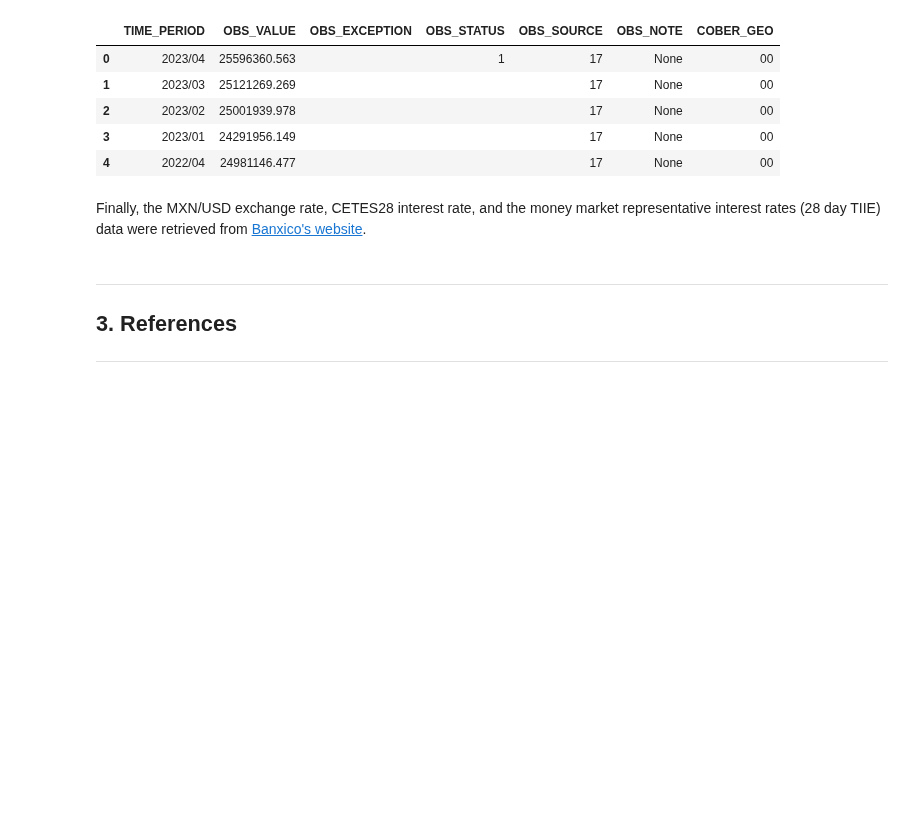
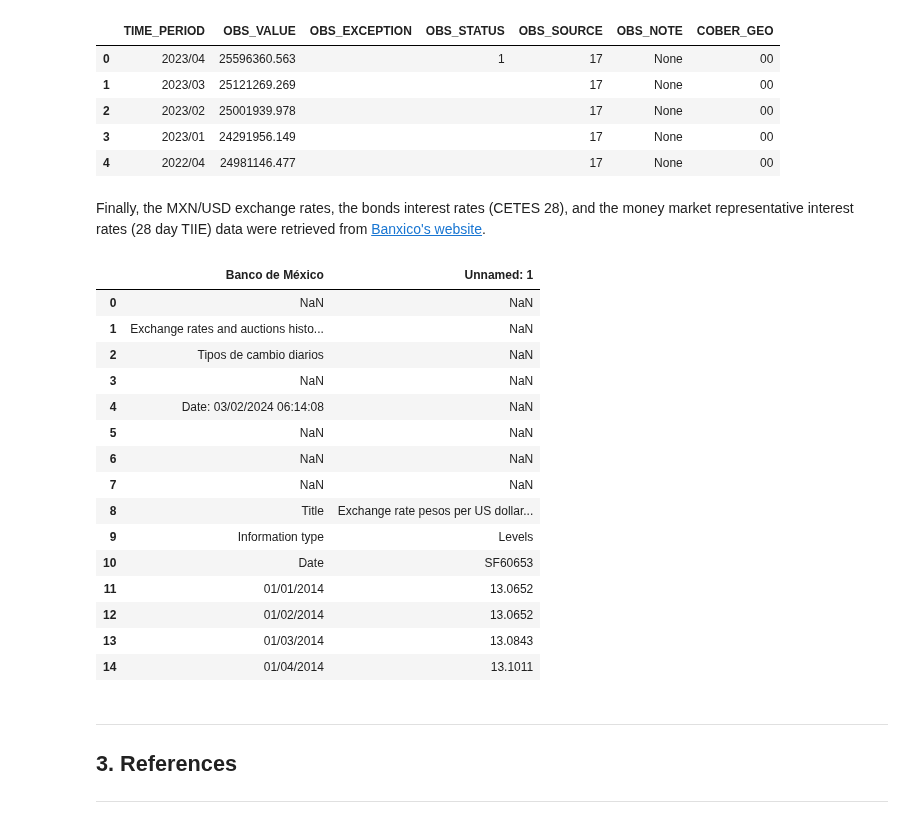
Before and after one commit to DanielEduardoLopez/SalesForecasting, a Jupyter notebook: 1_SalesPrediction_DataCollection.ipynb, the cells around one changed output. Drawn from its saved outputs; the diff is of its cells as text; code cells hidden in the pictures; blank space fills up the shorter version.

Commit message:
Loaded exchange rates data

```diff
--- a/1_SalesPrediction_DataCollection.ipynb
+++ b/1_SalesPrediction_DataCollection.ipynb
@@ -161,7 +161,29 @@ gdp_df.head()
 | 3 | 2023/01 | 24291956.149 |  |  | 17 | None | 00 |
 | 4 | 2022/04 | 24981146.477 |  |  | 17 | None | 00 |
 # %% [markdown]
-Finally, the MXN/USD exchange rate, CETES28 interest rate, and the money market representative interest rates (28 day TIIE) data were retrieved from <a href="https://www.banxico.org.mx/">Banxico's website</a>.
+Finally, the MXN/USD exchange rates, the bonds interest rates (CETES 28), and the money market representative interest rates (28 day TIIE) data were retrieved from <a href="https://www.banxico.org.mx/">Banxico's website</a>.
+# %%
+# Loading MXN/USD exchange rates data
+exchange_rates_link = 'https://raw.githubusercontent.com/DanielEduardoLopez/SalesPrediction/main/exchange_rates_data.csv'
+exchange_rates_df = pd.read_csv(exchange_rates_link, encoding = "ISO-8859-1")
+exchange_rates_df.head(15)
+# %% [output]
+|  | Banco de México | Unnamed: 1 |
+| 0 | NaN | NaN |
+| 1 | Exchange rates and auctions histo... | NaN |
+| 2 | Tipos de cambio diarios | NaN |
+| 3 | NaN | NaN |
+| 4 | Date: 03/02/2024 06:14:08 | NaN |
+| 5 | NaN | NaN |
+| 6 | NaN | NaN |
+| 7 | NaN | NaN |
+| 8 | Title | Exchange rate pesos per US dollar... |
+| 9 | Information type | Levels |
+| 10 | Date | SF60653 |
+| 11 | 01/01/2014 | 13.0652 |
+| 12 | 01/02/2014 | 13.0652 |
+| 13 | 01/03/2014 | 13.0843 |
+| 14 | 01/04/2014 | 13.1011 |
 # %% [markdown]
 <a class="anchor" id="references"></a>
 ___
```
Also changed, not shown: parts of 1 cell of this notebook.
